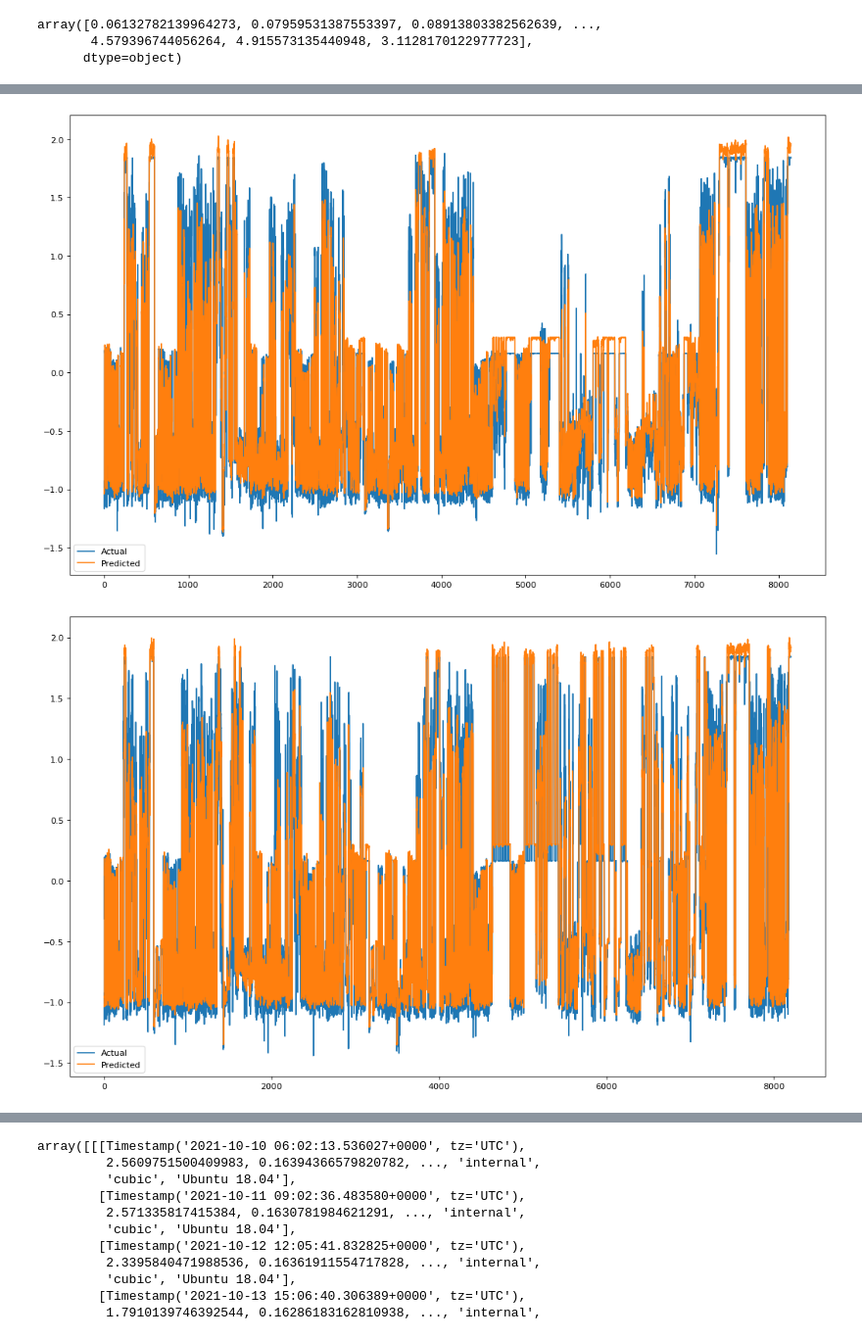
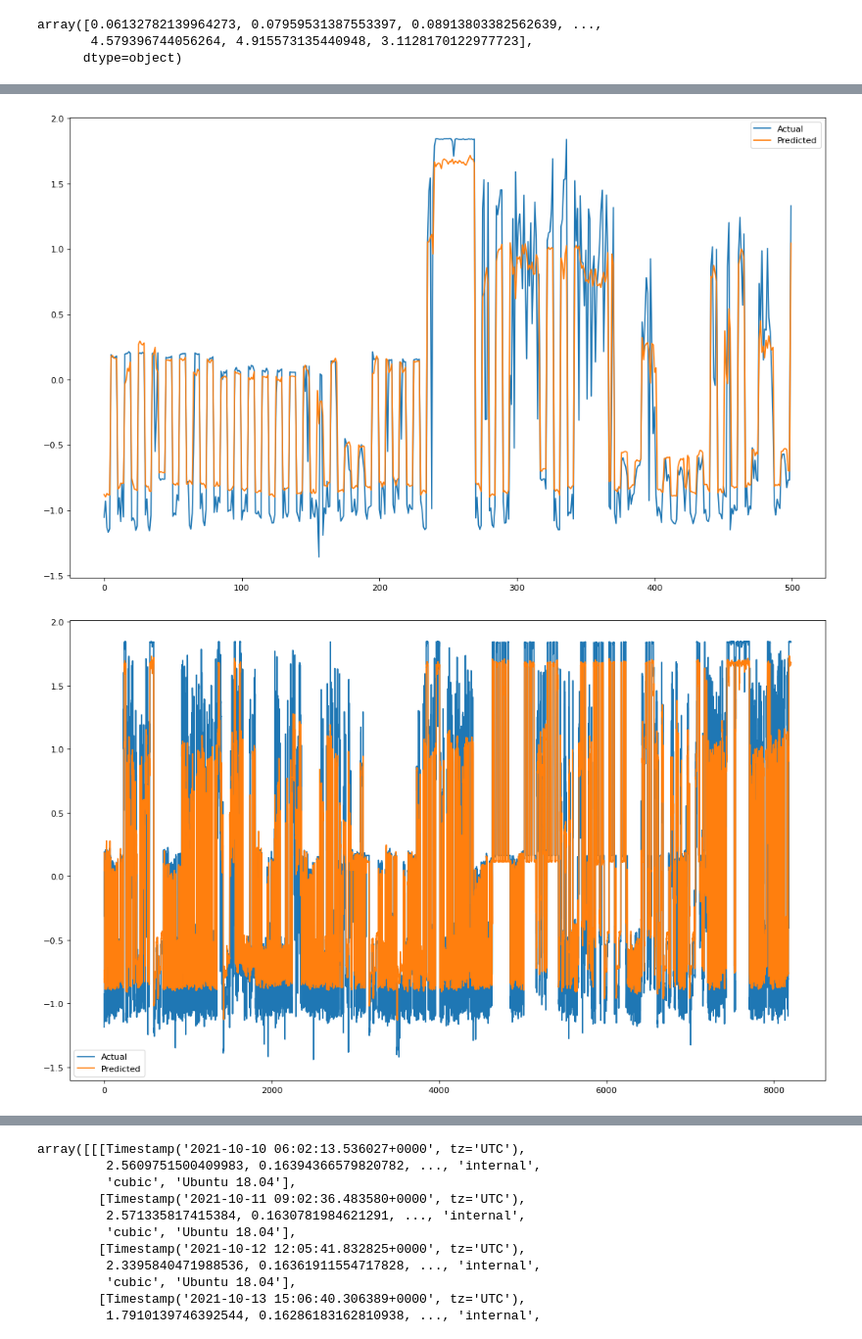
Before and after one commit to SMU-ATT-Center-for-Virtualization/network_performance_anomaly_detect, a Jupyter notebook: performance_anomaly_detection_v1.ipynb, the cells around one changed output, grey strips where cells are left out. Shown at 98% size. Drawn from its saved outputs; the diff is of its cells as text; code cells hidden in the pictures.

```diff
--- a/performance_anomaly_detection_v1.ipynb
+++ b/performance_anomaly_detection_v1.ipynb
@@ -81,14 +81,14 @@ plt.show()
 # %% [output]
 [figure]
 # %%
-data_train_x_float32 = np.array(list(Data.train[0][:,:,1:5])).astype(np.float32)
-data_train_y_float32 = np.array(list(Data.train[1][:,1:5])).astype(np.float32)
+data_train_x_float32 = np.array(list(Data.train[0][:,:,1:15])).astype(np.float32)
+data_train_y_float32 = np.array(list(Data.train[1][:,1:15])).astype(np.float32)
 
-data_valid_x_float32 = np.array(list(Data.valid[0][:,:,1:5])).astype(np.float32)
-data_valid_y_float32 = np.array(list(Data.valid[1][:,1:5])).astype(np.float32)
+data_valid_x_float32 = np.array(list(Data.valid[0][:,:,1:15])).astype(np.float32)
+data_valid_y_float32 = np.array(list(Data.valid[1][:,1:15])).astype(np.float32)
 
-data_test_x_float32 = np.array(list(Data.test[0][:,:,1:5])).astype(np.float32)
-data_test_y_float32 = np.array(list(Data.test[1][:,1:5])).astype(np.float32)
+data_test_x_float32 = np.array(list(Data.test[0][:,:,1:15])).astype(np.float32)
+data_test_y_float32 = np.array(list(Data.test[1][:,1:15])).astype(np.float32)
 # %%
 data_train_x_float32
 # %% [output]
@@ -268,10 +268,10 @@ early_stopping = tf.keras.callbacks.EarlyStopping(monitor='val_loss',
 ## Simple MLP
 # %%
 linear = tf.keras.Sequential([
-    tf.keras.layers.Flatten(input_shape=(5,4)),
-    tf.keras.layers.Dense(units=100),
+    tf.keras.layers.Flatten(input_shape=(5,14)),
+    tf.keras.layers.Dense(units=100, activation='relu'),
     tf.keras.layers.Dropout(0.2),
-    tf.keras.layers.Dense(units=100),
+    tf.keras.layers.Dense(units=100, activation='relu'),
     tf.keras.layers.Dropout(0.2),
 #     tf.keras.layers.Dense(units=20),
     tf.keras.layers.Dense(units=1),
@@ -403,14 +431,14 @@ array([0.06132782139964273, 0.07959531387553397, 0.08913803382562639, ...,
 # %%
 from matplotlib.pyplot import figure
 
 figure(figsize=(16, 10), dpi=80)
 
-plt.plot(Data.test[1][:,2])
-plt.plot(linear_predicted)
+plt.plot(Data.test[1][0:500,2])
+plt.plot(linear_predicted[0:500])
 plt.legend(["Actual", "Predicted"])
 plt.show()
 # %% [output]
-[figure, old version]
+[figure, new version]
 # %%
 linear_predicted_valid = linear.predict(data_valid_x_float32)
 # %%
@@ -423,7 +451,7 @@ plt.plot(linear_predicted_valid)
 plt.legend(["Actual", "Predicted"])
 plt.show()
 # %% [output]
-[figure, old version]
+[figure, new version]
 # %%
 linear_predicted_train = linear.predict(data_train_x_float32)
 # %%
```
Also changed, not shown: parts of 11 cells of this notebook, 1 other file.
